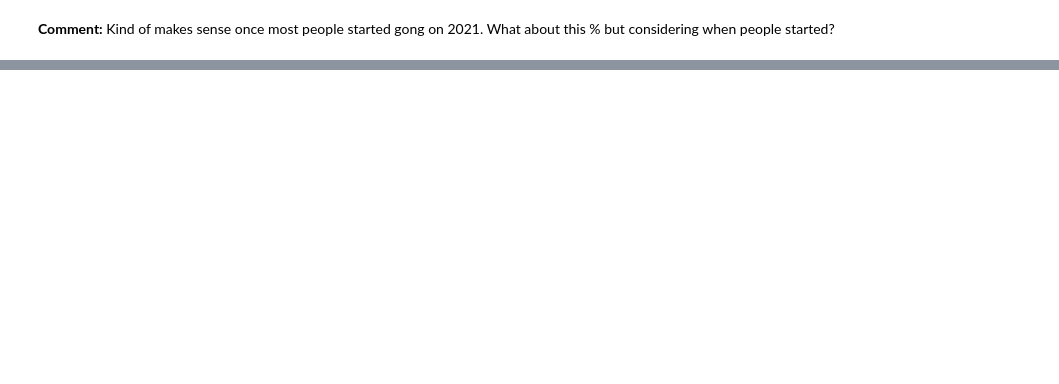
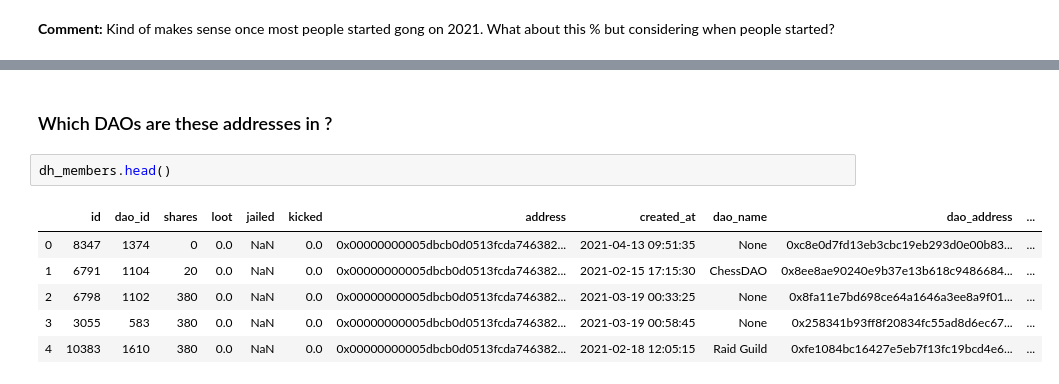
Before and after one commit to fmeiraf/poap_analysis, a Jupyter notebook: analysis/eth_denver_analysis.ipynb, the cells around one changed output, grey strips where cells are left out. Drawn from its saved outputs; the diff is of its cells as text; blank space fills up the shorter version.

```diff
--- a/analysis/eth_denver_analysis.ipynb
+++ b/analysis/eth_denver_analysis.ipynb
@@ -227,0 +374,11 @@ nondenver_g.groupby('event_year').head(5).sort_values(['event_year','attendee_co
+# %% [markdown]
+### Which DAOs are these addresses in ?
+# %%
+dh_members.head()
+# %% [output]
+|  | id | dao_id | shares | loot | jailed | kicked | address | created_at | dao_name | dao_address | ... |
+| 0 | 8347 | 1374 | 0 | 0.0 | NaN | 0.0 | 0x00000000005dbcb0d0513fcda746382... | 2021-04-13 09:51:35 | None | 0xc8e0d7fd13eb3cbc19eb293d0e00b83... | ... |
+| 1 | 6791 | 1104 | 20 | 0.0 | NaN | 0.0 | 0x00000000005dbcb0d0513fcda746382... | 2021-02-15 17:15:30 | ChessDAO | 0x8ee8ae90240e9b37e13b618c9486684... | ... |
+| 2 | 6798 | 1102 | 380 | 0.0 | NaN | 0.0 | 0x00000000005dbcb0d0513fcda746382... | 2021-03-19 00:33:25 | None | 0x8fa11e7bd698ce64a1646a3ee8a9f01... | ... |
+| 3 | 3055 | 583 | 380 | 0.0 | NaN | 0.0 | 0x00000000005dbcb0d0513fcda746382... | 2021-03-19 00:58:45 | None | 0x258341b93ff8f20834fc55ad8d6ec67... | ... |
+| 4 | 10383 | 1610 | 380 | 0.0 | NaN | 0.0 | 0x00000000005dbcb0d0513fcda746382... | 2021-02-18 12:05:15 | Raid Guild | 0xfe1084bc16427e5eb7f13fc19bcd4e6... | ... |
```
Also changed, not shown: parts of 76 cells of this notebook.
